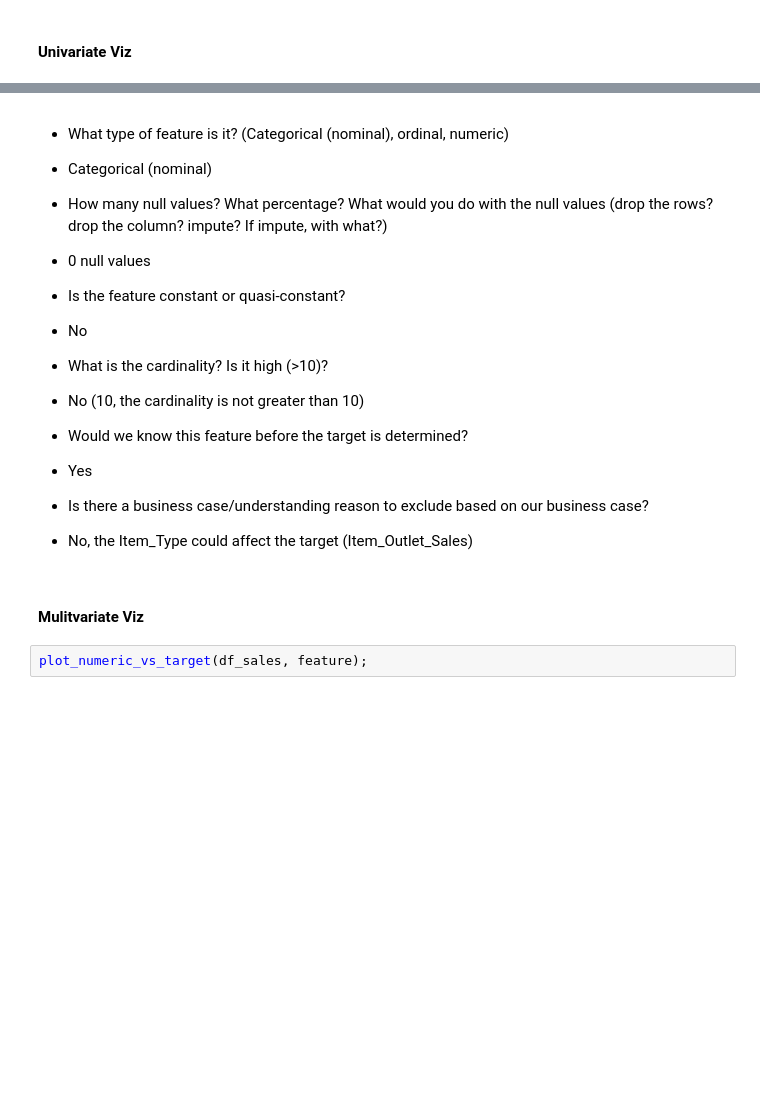
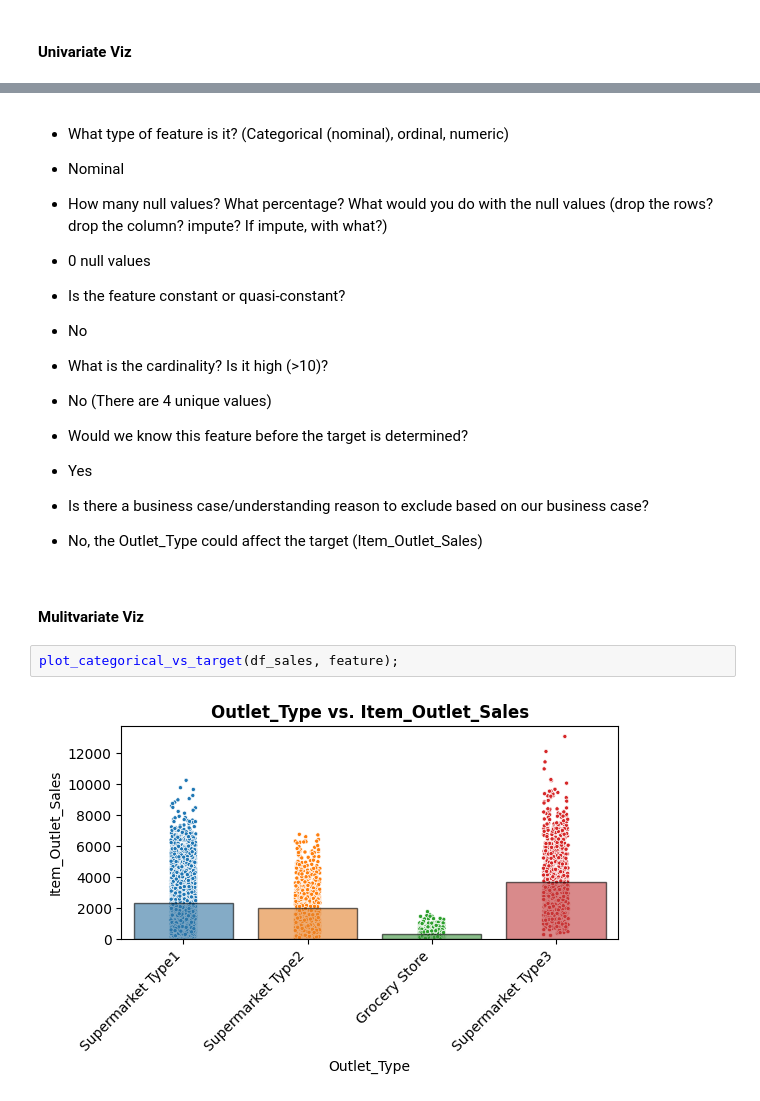
Before and after one commit to Carla9711/Prediction-of-Product-Sales, a Jupyter notebook: Prediction of Product Sales.ipynb, the cells around one changed output, grey strips where cells are left out. Saved outputs shown, nothing was run; the diff lists cells and outputs as text; blank space fills up the shorter version.

```diff
--- a/Prediction of Product Sales.ipynb
+++ b/Prediction of Product Sales.ipynb
@@ -1143,6 +1149,6 @@ explore_categorical(df_sales,feature);
 # %% [markdown]
 *   What type of feature is it? (Categorical (nominal), ordinal, numeric)
-  * Categorical (nominal)
+  * Nominal
 
 *   How many null values? What percentage? What would you do with the null values (drop the rows? drop the column? impute? If impute, with what?)
   *   0 null values
@@ -1151,14 +1157,16 @@ explore_categorical(df_sales,feature);
   *   No
 
 *   What is the cardinality? Is it high (>10)?
-  *   No (10, the cardinality is not greater than 10)
+  *   No (There are 4 unique values)
 *   Would we know this feature before the target is determined?
   *   Yes
 *   Is there a business case/understanding reason to exclude based on our business case?
-  *   No, the Item_Type could affect the target (Item_Outlet_Sales)
+  *   No, the Outlet_Type could affect the target (Item_Outlet_Sales)
 # %% [markdown]
 #### Mulitvariate Viz
 # %%
-plot_numeric_vs_target(df_sales, feature);
+plot_categorical_vs_target(df_sales, feature);
+# %% [output]
+[figure, added]
 # %% [markdown]
 *  Based on your business understanding, would you expect this feature to be a predictor of the target?
```
Also changed, not shown: parts of 4 cells of this notebook.
